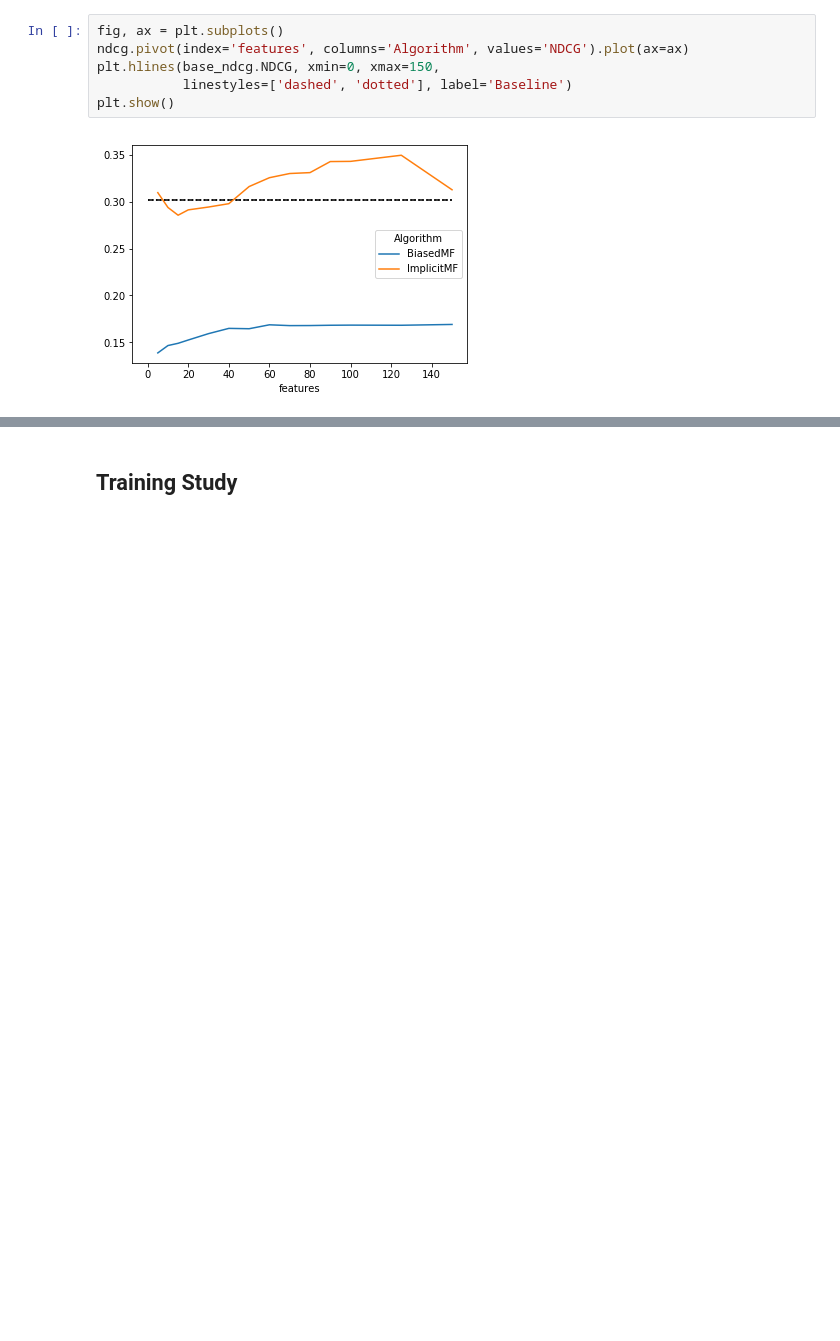
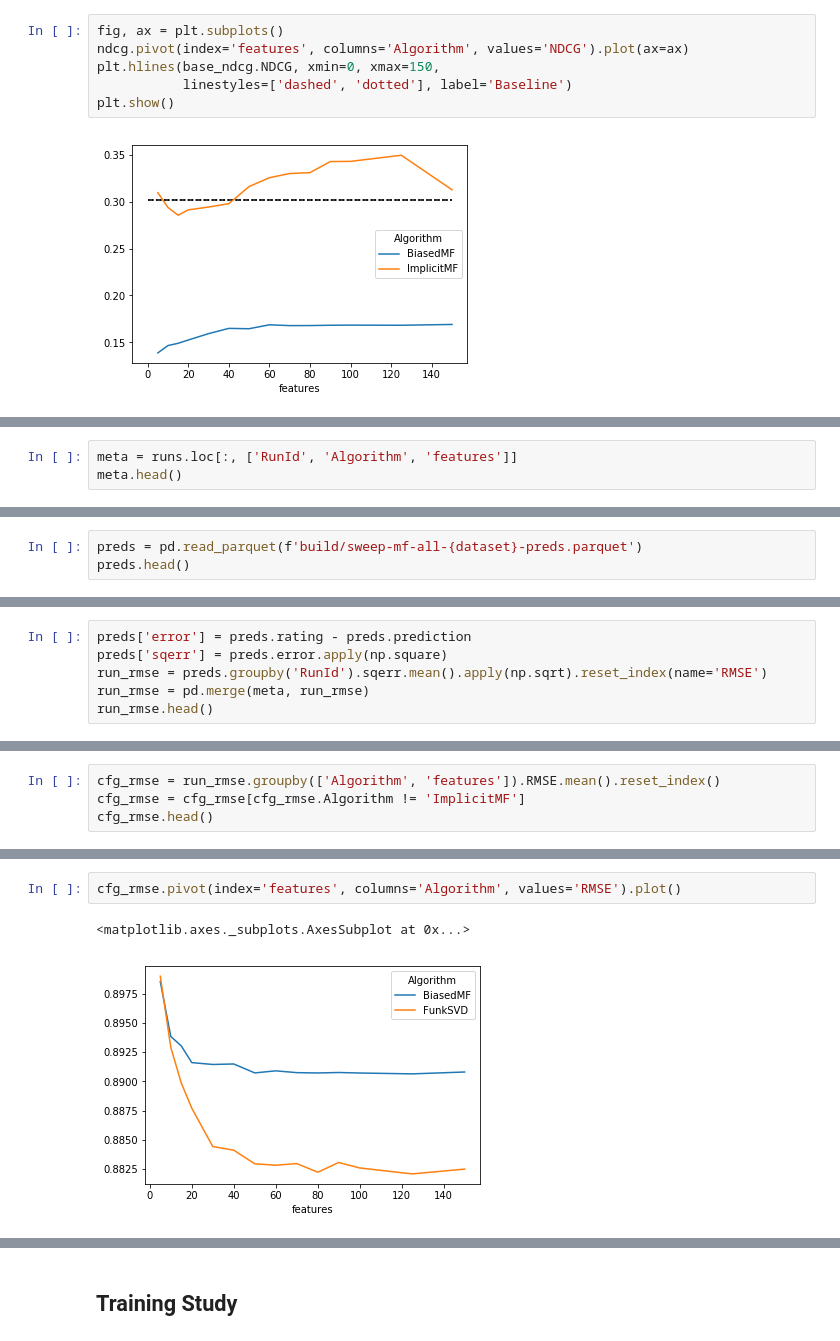
Before and after one commit to lenskit/lk-test-evals, a Jupyter notebook: ALS.ipynb, the cells around one changed output, grey strips where cells are left out. Saved outputs shown, nothing was run; the diff lists cells and outputs as text; blank space fills up the shorter version.

```diff
--- a/ALS.ipynb
+++ b/ALS.ipynb
@@ -167,0 +180,3 @@ plt.show()
+# %%
+meta = runs.loc[:, ['RunId', 'Algorithm', 'features']]
+meta.head()
@@ -167,0 +210,3 @@ plt.show()
+# %%
+preds = pd.read_parquet(f'build/sweep-mf-all-{dataset}-preds.parquet')
+preds.head()
@@ -167,0 +221,6 @@ plt.show()
+# %%
+preds['error'] = preds.rating - preds.prediction
+preds['sqerr'] = preds.error.apply(np.square)
+run_rmse = preds.groupby('RunId').sqerr.mean().apply(np.sqrt).reset_index(name='RMSE')
+run_rmse = pd.merge(meta, run_rmse)
+run_rmse.head()
@@ -167,0 +241,4 @@ plt.show()
+# %%
+cfg_rmse = run_rmse.groupby(['Algorithm', 'features']).RMSE.mean().reset_index()
+cfg_rmse = cfg_rmse[cfg_rmse.Algorithm != 'ImplicitMF']
+cfg_rmse.head()
@@ -167,0 +252,5 @@ plt.show()
+# %%
+cfg_rmse.pivot(index='features', columns='Algorithm', values='RMSE').plot()
+# %% [output]
+<matplotlib.axes._subplots.AxesSubplot at 0x...>
+[figure, added]
```
Also changed, not shown: parts of 20 cells of this notebook, 1 other file.
